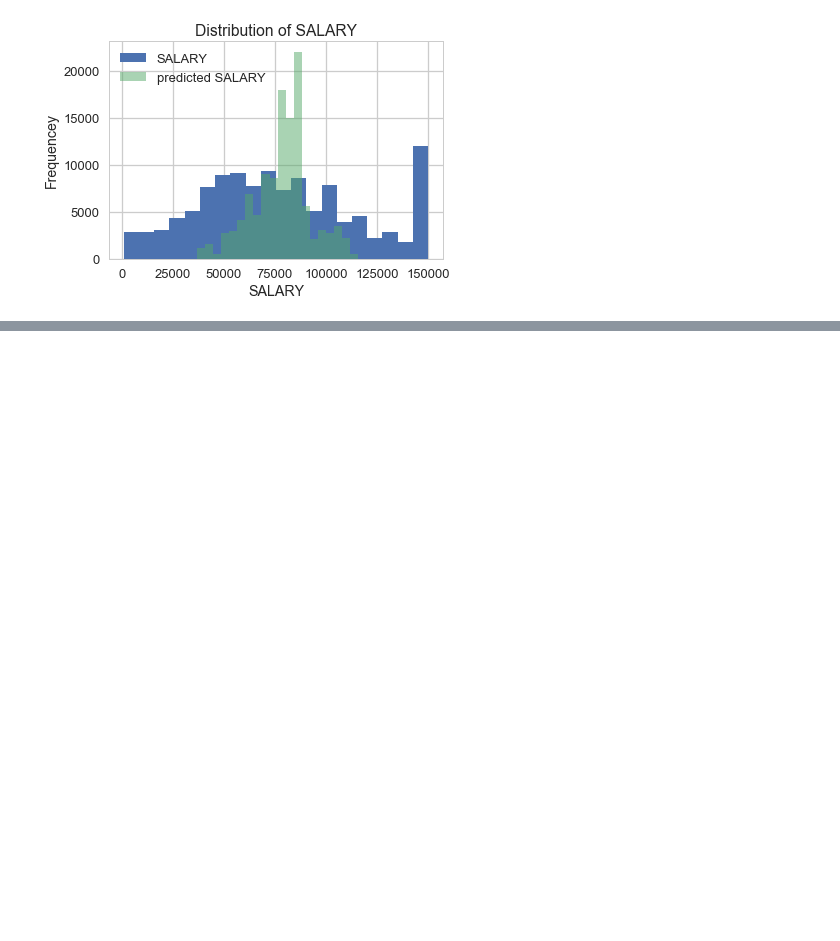
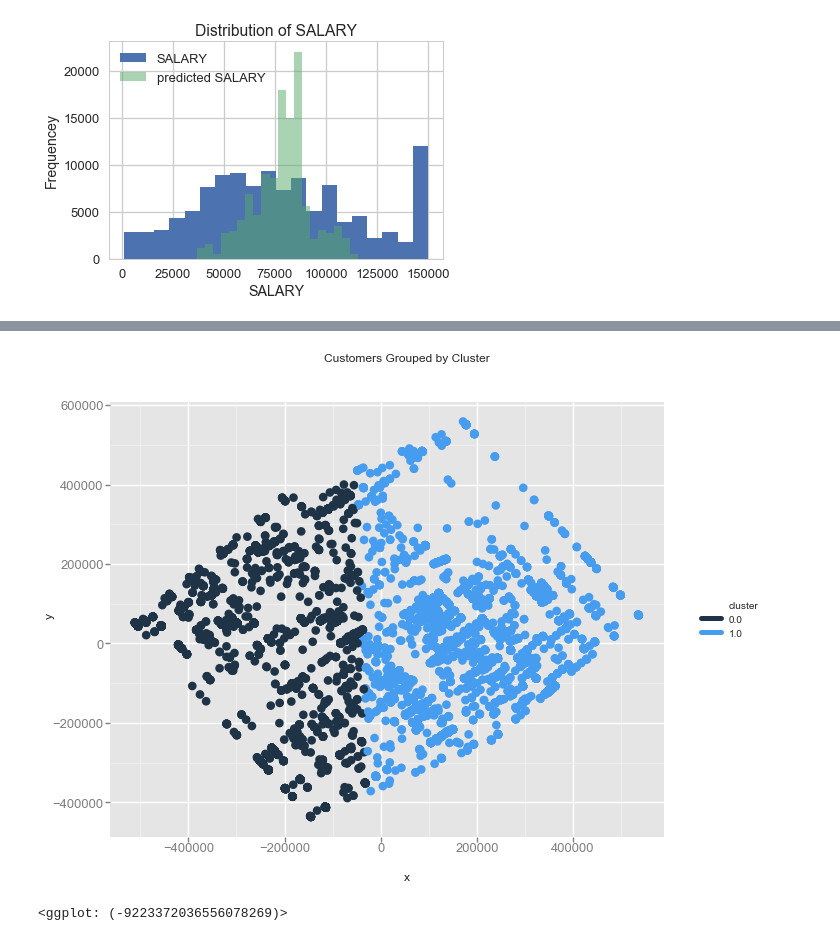
Before and after one commit to shuojiashi/women_in_stem, a Jupyter notebook: notebooks/Women in STEM workforce ML.ipynb, the cells around one changed output, grey strips where cells are left out. Cells and saved outputs as stored; diff of their text form; code cells hidden in the pictures; blank space fills up the shorter version.

```diff
--- a/notebooks/Women in STEM workforce ML.ipynb
+++ b/notebooks/Women in STEM workforce ML.ipynb
@@ -592,0 +673,25 @@ avg / total       0.76      0.76      0.76    116969
+# %%
+model = KMeans(n_clusters=2)
+X_sample = df_employed_clf.sample(frac=0.02, random_state=42)
+clster = model.fit_predict(X_sample)
+
+#your turn
+# Initialize a new PCA model with a default number of components.
+import sklearn.decomposition
+pca = sklearn.decomposition.PCA()
+pca.fit(X_sample)
+
+
+X_sample['x'] = pca.fit_transform(X_sample)[:,0]
+X_sample['y'] = pca.fit_transform(X_sample)[:,1]
+X_sample['cluster'] = clster
+
+
+from ggplot import *
+
+ggplot(X_sample, aes(x='x', y='y', color='cluster')) + \
+    geom_point(size=75) + \
+    ggtitle("Customers Grouped by Cluster")
+# %% [output]
+[figure, added]
+<ggplot: (-9223372036556078269)>
```
Also changed, not shown: parts of 22 cells of this notebook.
